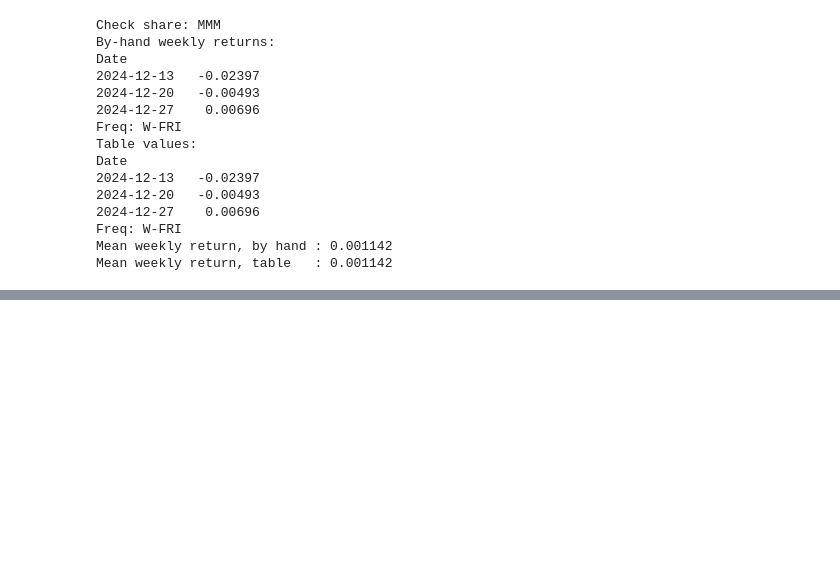
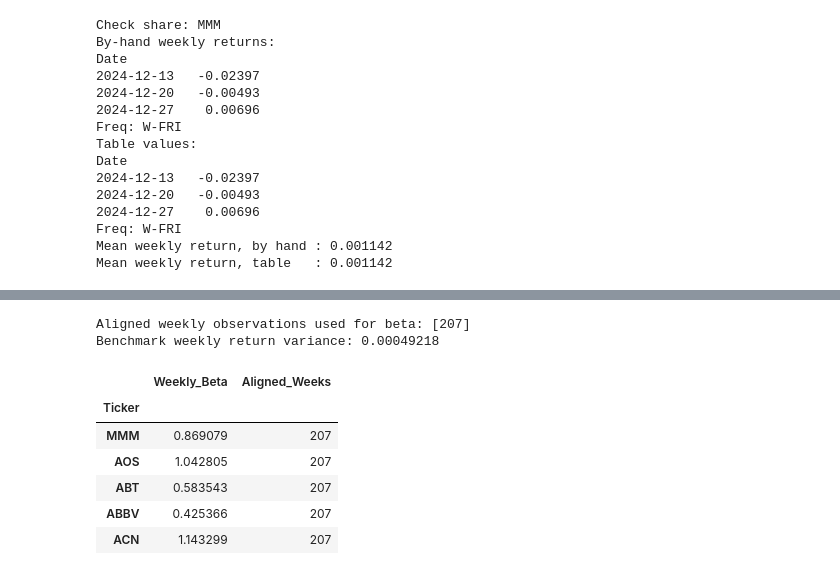
Before and after one commit to shahlyfayeek/crm-cwk1-stock-segmentation, a Jupyter notebook: CRM_CWK1_20521398.ipynb, the cells around one changed output, grey strips where cells are left out. Saved outputs shown, nothing was run; the diff lists cells and outputs as text; code cells hidden in the pictures; blank space fills up the shorter version.

Commit message:
1.3.2 Calculate weekly beta on aligned weekly returns

```diff
--- a/CRM_CWK1_20521398.ipynb
+++ b/CRM_CWK1_20521398.ipynb
@@ -419,0 +423,26 @@ Mean weekly return, table   : 0.001142
+# %%
+beta_list = []
+weeks_list = []
+for t in included:
+    share = weekly_ret[t]
+    beta = share.cov(bench_ret) / bench_ret.var()        # cov() lines the two series up by week label
+    n_weeks = int((share.notna() & bench_ret.notna()).sum())
+    beta_list.append(beta)
+    weeks_list.append(n_weeks)
+
+beta_df = pd.DataFrame({'Weekly_Beta': beta_list, 'Aligned_Weeks': weeks_list}, index=included)
+beta_df.index.name = 'Ticker'
+print('Aligned weekly observations used for beta:', beta_df['Aligned_Weeks'].unique())
+print('Benchmark weekly return variance:', round(bench_ret.var(), 8))
+beta_df.to_csv(DATA_DIR + '/weekly_beta.csv')
+beta_df.head()
+# %% [output]
+Aligned weekly observations used for beta: [207]
+Benchmark weekly return variance: 0.00049218
+|  | Weekly_Beta | Aligned_Weeks |
+| Ticker |  |  |
+| MMM | 0.869079 | 207 |
+| AOS | 1.042805 | 207 |
+| ABT | 0.583543 | 207 |
+| ABBV | 0.425366 | 207 |
+| ACN | 1.143299 | 207 |
```
Also changed, not shown: parts of 1 cell of this notebook.
